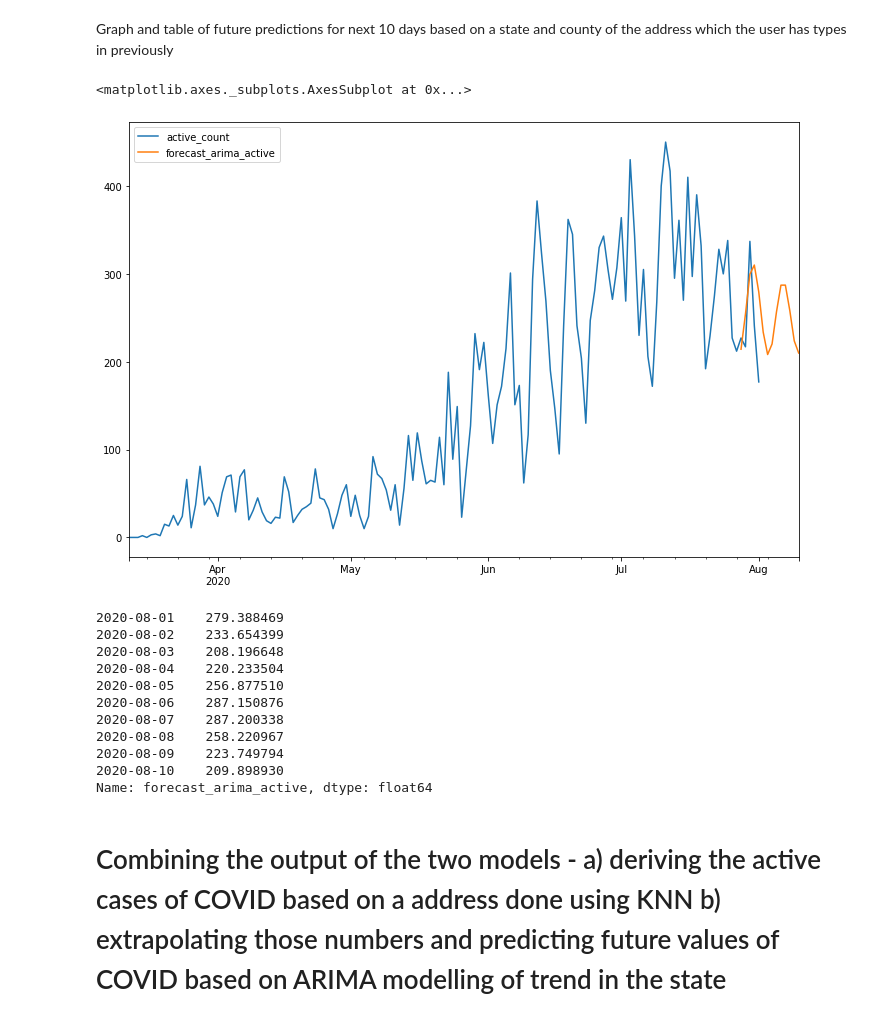
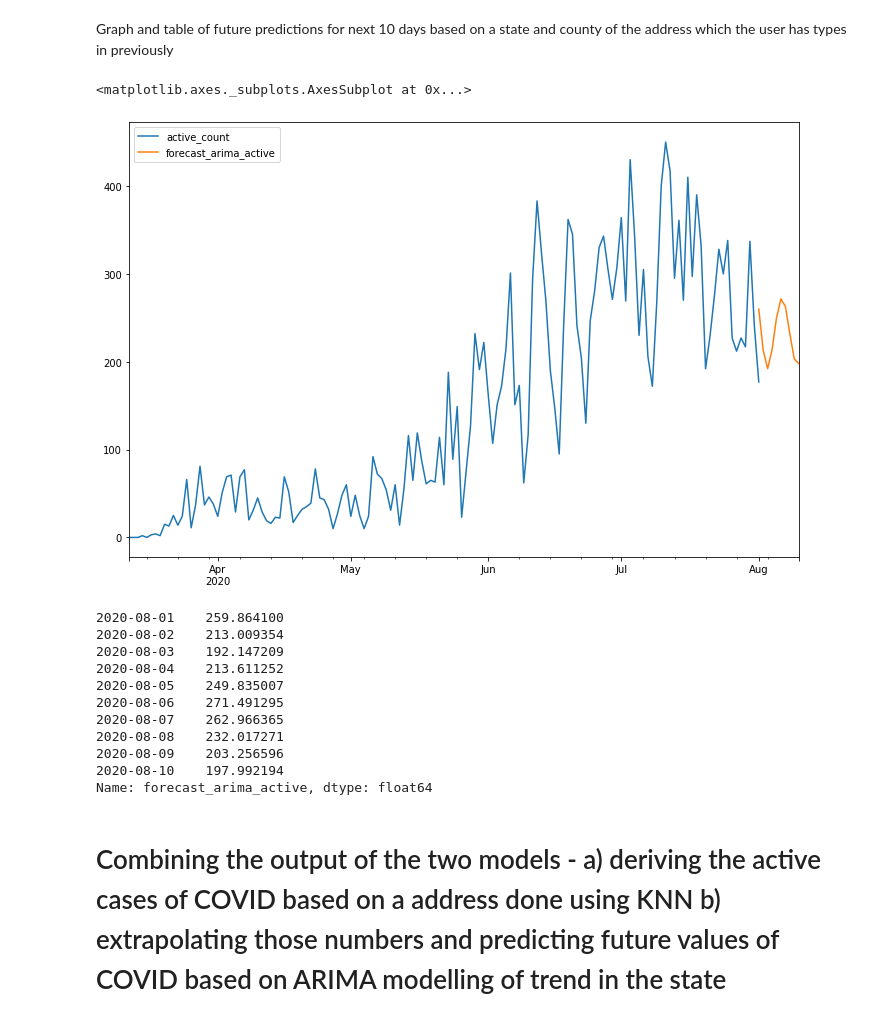
Before and after one commit to SupriyaChinthakuntla/KDD, a Jupyter notebook: Group_Project_KDD.ipynb, the cells around one changed output. Cells and saved outputs as stored; diff of their text form; code cells hidden in the pictures.

Commit message:
dynamic changing of input to prediction

```diff
--- a/Group_Project_KDD.ipynb
+++ b/Group_Project_KDD.ipynb
@@ -494,7 +496,7 @@ Name: active_count, Length: 143, dtype: float64
 # %% [markdown]
 Here we have applied our ARIMA and superimposed the results on existing data to check
 # %%
-df_active['prediction_arima_active']=model_fit_active.predict(start=125,end=135,dynamic=True)
+df_active['prediction_arima_active']=model_fit_active.predict(start=125,end=131,dynamic=True)
 df_active[['active_count','prediction_arima_active']].plot(figsize=(10,6))
 # %% [output]
 <matplotlib.axes._subplots.AxesSubplot at 0x...>
@@ -519,26 +521,28 @@ future_dates_active.head()
 future_df_active_ar=pd.concat([df_active,future_dates_active])
 # %% [markdown]
 Graph and table of future predictions for next 10 days based on a state and county of the address which the user has types in previously
+# %%
+count = len(df_active['active_count'])
 # %%
-future_df_active_ar['forecast_arima_active'] = model_fit_active.predict(start = 138, end = 170, dynamic= True)
+future_df_active_ar['forecast_arima_active'] = model_fit_active.predict(start = count-1, end = count+10, dynamic= True)
 future_df_active_ar[['active_count', 'forecast_arima_active']].plot(figsize=(12, 8))
 # %% [output]
 <matplotlib.axes._subplots.AxesSubplot at 0x...>
-[figure, old version]
+[figure, new version]
 # %%
 #since we have used 10 in arima model to predict 10 days into future first row will always be current date
 future_df_active_ar['forecast_arima_active'].tail(10)
 # %% [output]
-2020-08-01    279.388469
-2020-08-02    233.654399
-2020-08-03    208.196648
-2020-08-04    220.233504
-2020-08-05    256.877510
-2020-08-06    287.150876
-2020-08-07    287.200338
-2020-08-08    258.220967
-2020-08-09    223.749794
-2020-08-10    209.898930
+2020-08-01    259.864100
+2020-08-02    213.009354
+2020-08-03    192.147209
+2020-08-04    213.611252
+2020-08-05    249.835007
+2020-08-06    271.491295
+2020-08-07    262.966365
+2020-08-08    232.017271
+2020-08-09    203.256596
+2020-08-10    197.992194
 Name: forecast_arima_active, dtype: float64
 # %% [markdown]
 # Combining the output of the two models - a) deriving the active cases of COVID based on a address done using KNN b) extrapolating those numbers and predicting future values of COVID based on ARIMA modelling of trend in the state
```
Also changed, not shown: parts of 15 cells of this notebook.
